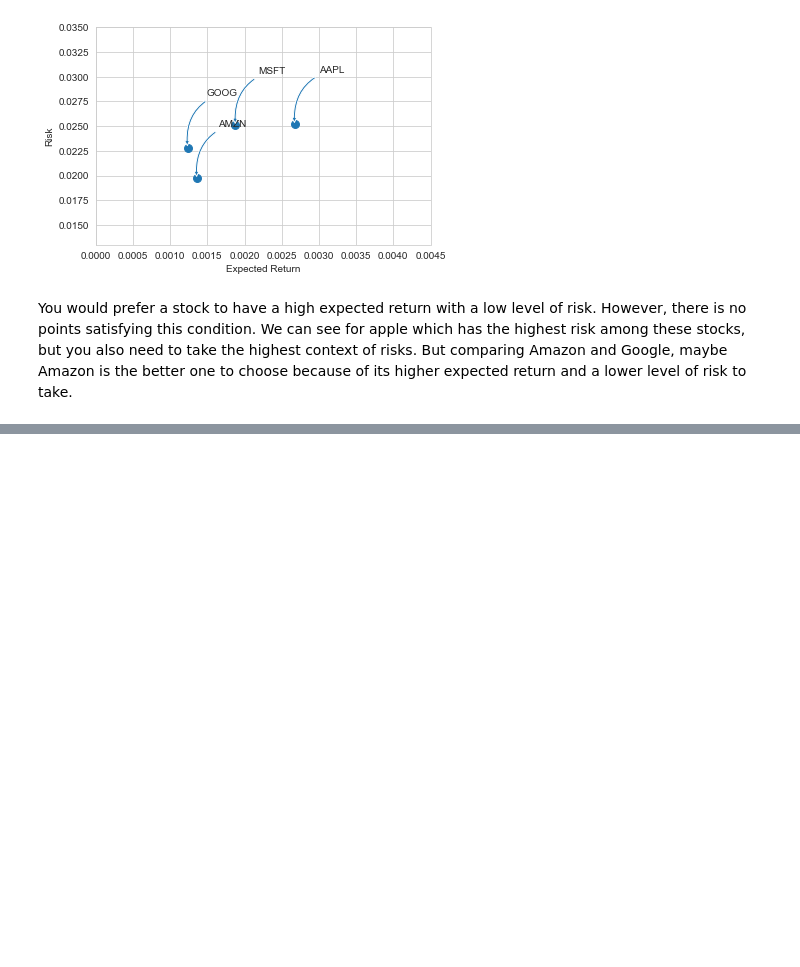
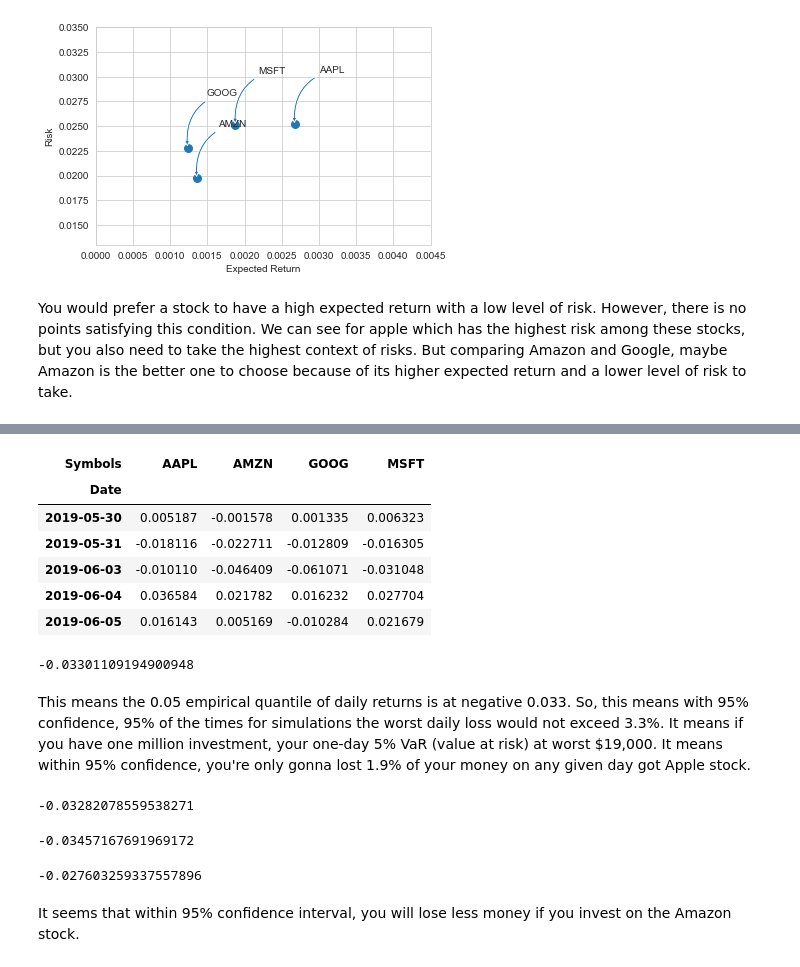
Before and after one commit to stellazhu31/Stock_Market_Data_Analysis, a Jupyter notebook: Stock Market Data Analysis - Personal Project .ipynb, the cells around one changed output, grey strips where cells are left out. Saved outputs shown, nothing was run; the diff lists cells and outputs as text; code cells hidden in the pictures; blank space fills up the shorter version.

```diff
--- a/Stock Market Data Analysis - Personal Project .ipynb
+++ b/Stock Market Data Analysis - Personal Project .ipynb
@@ -274,0 +288,31 @@ You would prefer a stock to have a high expected return with a low level of risk
+# %%
+#Daily returns for each day:
+rets.head()
+# %% [output]
+| Symbols | AAPL | AMZN | GOOG | MSFT |
+| Date |  |  |  |  |
+| 2019-05-30 | 0.005187 | -0.001578 | 0.001335 | 0.006323 |
+| 2019-05-31 | -0.018116 | -0.022711 | -0.012809 | -0.016305 |
+| 2019-06-03 | -0.010110 | -0.046409 | -0.061071 | -0.031048 |
+| 2019-06-04 | 0.036584 | 0.021782 | 0.016232 | 0.027704 |
+| 2019-06-05 | 0.016143 | 0.005169 | -0.010284 | 0.021679 |
+# %%
+rets['AAPL'].quantile(0.05)
+# %% [output]
+-0.03301109194900948
+# %% [markdown]
+This means the 0.05 empirical quantile of daily returns is at negative 0.033. So, this means with 95% confidence, 95% of the times for simulations the worst daily loss would not exceed 3.3%. It means if you have one million investment, your one-day 5% VaR (value at risk) at worst $19,000. It means within 95% confidence, you're only gonna lost 1.9% of your money on any given day got Apple stock.
+# %%
+rets['MSFT'].quantile(0.05)
+# %% [output]
+-0.03282078559538271
+# %%
+rets['GOOG'].quantile(0.05)
+# %% [output]
+-0.03457167691969172
+# %%
+rets['AMZN'].quantile(0.05)
+# %% [output]
+-0.027603259337557896
+# %% [markdown]
+It seems that within 95% confidence interval, you will lose less money if you invest on the Amazon stock.
```
Also changed, not shown: parts of 12 cells of this notebook.
